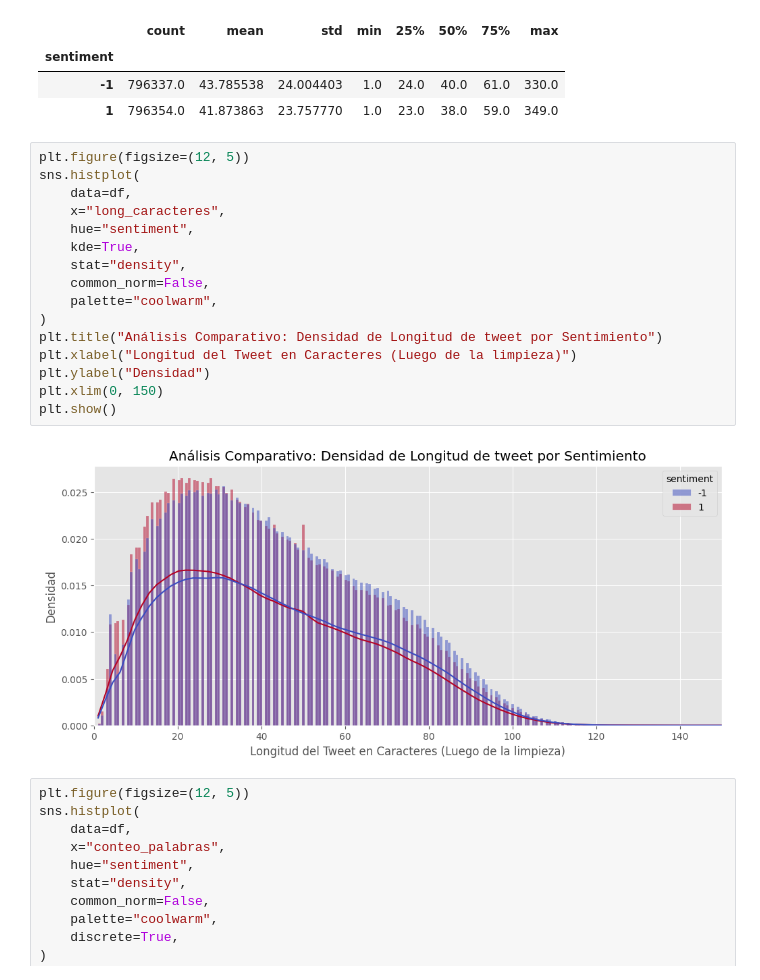
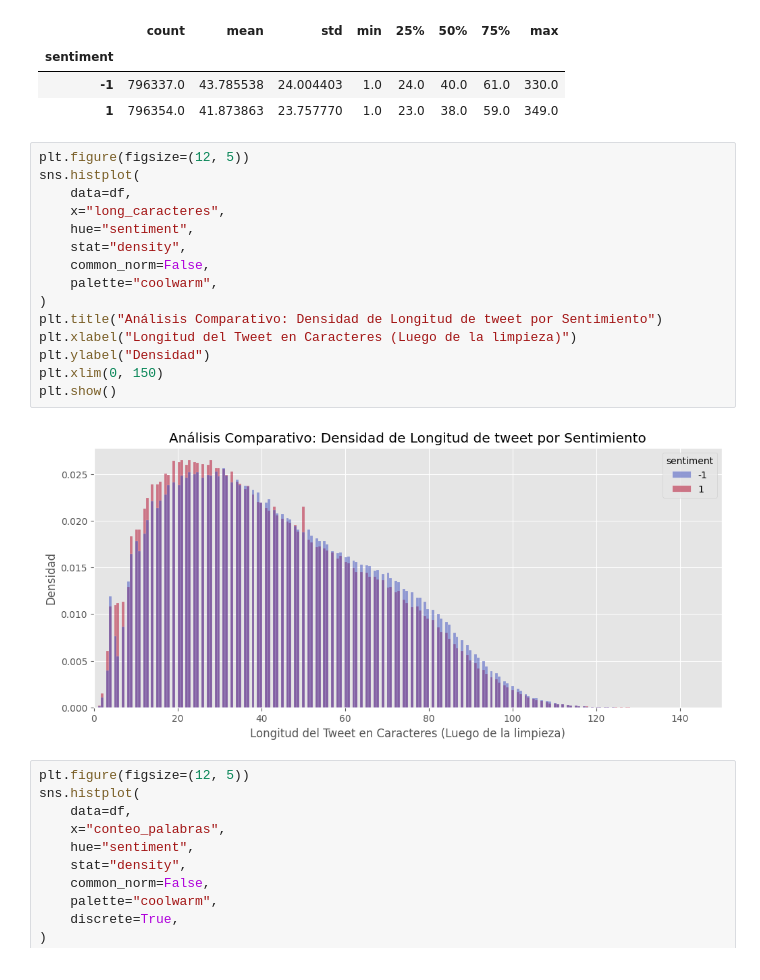
Before and after one commit to nico-pina/TP3-UP.IA, a Jupyter notebook: Notebooks/01_EDA y preprocesamiento.ipynb, the cells around one changed output. Saved outputs shown, nothing was run; the diff lists cells and outputs as text.

```diff
--- a/Notebooks/01_EDA y preprocesamiento.ipynb
+++ b/Notebooks/01_EDA y preprocesamiento.ipynb
@@ -171,21 +171,20 @@ df.groupby("sentiment")["long_caracteres"].describe()
 # %%
 plt.figure(figsize=(12, 5))
 sns.histplot(
     data=df,
     x="long_caracteres",
     hue="sentiment",
-    kde=True,
     stat="density",
     common_norm=False,
     palette="coolwarm",
 )
 plt.title("Análisis Comparativo: Densidad de Longitud de tweet por Sentimiento")
 plt.xlabel("Longitud del Tweet en Caracteres (Luego de la limpieza)")
 plt.ylabel("Densidad")
 plt.xlim(0, 150)
 plt.show()
 # %% [output]
-[figure, old version]
+[figure, new version]
 # %%
 plt.figure(figsize=(12, 5))
 sns.histplot(
```
Also changed, not shown: parts of 2 cells of this notebook, 4 other files.
